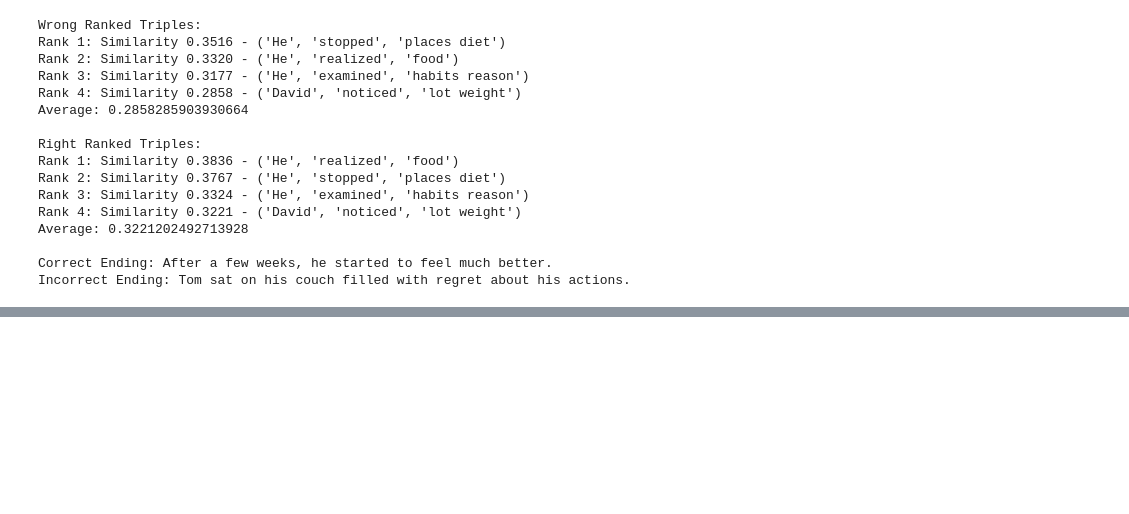
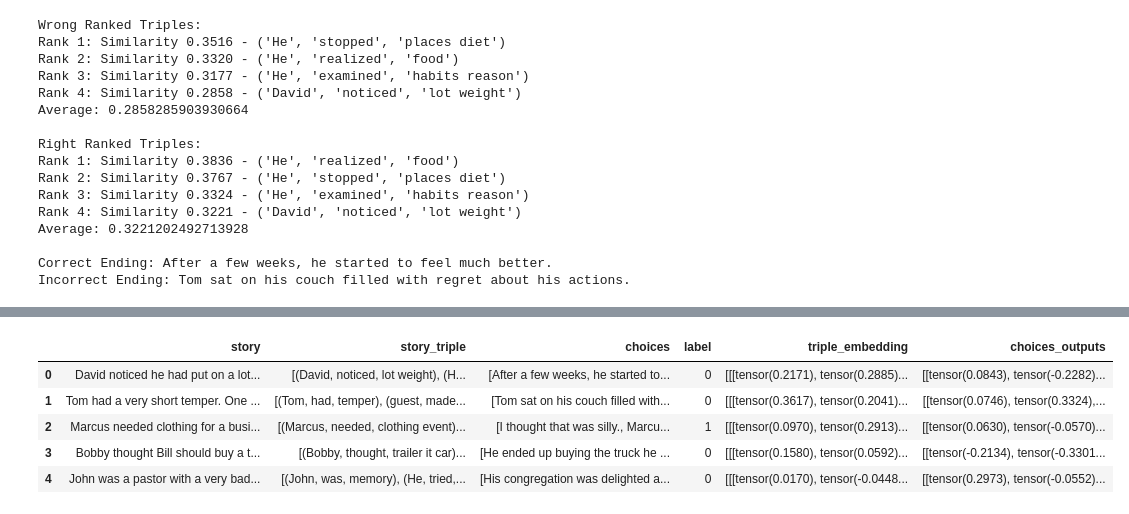
Before and after one commit to sveinerss/w266_project, a Jupyter notebook: dependency/Dependency_Graph.ipynb, the cells around one changed output, grey strips where cells are left out. Saved outputs shown, nothing was run; the diff lists cells and outputs as text; code cells hidden in the pictures; blank space fills up the shorter version.

```diff
--- a/dependency/Dependency_Graph.ipynb
+++ b/dependency/Dependency_Graph.ipynb
@@ -402,0 +427,3 @@ Incorrect Ending: Tom sat on his couch filled with regret about his actions.
+# %%
+sample_train = df_graph(train_df[0:5])
+sample_train
@@ -402,0 +442,42 @@ Incorrect Ending: Tom sat on his couch filled with regret about his actions.
+# %%
+def tokenize_for_cosine(df):
+  df['triple_embedding']= None
+  df['choices_outputs']= None
+  for index, row in df.iterrows():
+    encoded_triples = []
+    for triple in df.at[index,'story_triple']:
+        encoded_triple = tokenizer(triple[0], triple[1], triple[2], return_tensors='pt', padding=True, truncation=True)
+        encoded_triples.append(encoded_triple)
+    # Pass encoded triples through BERT
+    with torch.no_grad():
+        embeddings = []
+        for encoded_triple in encoded_triples:
+            input_ids = encoded_triple['input_ids'].to(model.device)
+            attention_mask = encoded_triple['attention_mask'].to(model.device)
+            token_type_ids = encoded_triple['token_type_ids'].to(model.device)
+
+            outputs = model(input_ids=input_ids, attention_mask=attention_mask, token_type_ids=token_type_ids)
+            pooled_output = torch.mean(outputs.last_hidden_state, dim=1)  # Mean pooling
+            embeddings.append(pooled_output)
+
+        df.at[index,'triple_embedding'] = embeddings
+
+    choice_output = []
+    for choice in df.at[index,'choices']:
+      encoded_sentence = tokenizer(choice, return_tensors='pt', padding=True, truncation=True)  # Change here
+      with torch.no_grad():
+        outputs = model(**encoded_sentence)
+        pooled_output = torch.mean(outputs.last_hidden_state, dim=1).squeeze()
+        choice_output.append(pooled_output)
+    df.at[index,'choices_outputs'] = choice_output
+  return df
+# %%
+token_sample_train = tokenize_for_cosine(sample_train)
+token_sample_train
+# %% [output]
+|  | story | story_triple | choices | label | triple_embedding | choices_outputs |
+| 0 | David noticed he had put on a lot... | [(David, noticed, lot weight), (H... | [After a few weeks, he started to... | 0 | [[[tensor(0.2171), tensor(0.2885)... | [[tensor(0.0843), tensor(-0.2282)... |
+| 1 | Tom had a very short temper. One ... | [(Tom, had, temper), (guest, made... | [Tom sat on his couch filled with... | 0 | [[[tensor(0.3617), tensor(0.2041)... | [[tensor(0.0746), tensor(0.3324),... |
+| 2 | Marcus needed clothing for a busi... | [(Marcus, needed, clothing event)... | [I thought that was silly., Marcu... | 1 | [[[tensor(0.0970), tensor(0.2913)... | [[tensor(0.0630), tensor(-0.0570)... |
+| 3 | Bobby thought Bill should buy a t... | [(Bobby, thought, trailer it car)... | [He ended up buying the truck he ... | 0 | [[[tensor(0.1580), tensor(0.0592)... | [[tensor(-0.2134), tensor(-0.3301... |
+| 4 | John was a pastor with a very bad... | [(John, was, memory), (He, tried,... | [His congregation was delighted a... | 0 | [[[tensor(0.0170), tensor(-0.0448... | [[tensor(0.2973), tensor(-0.0552)... |
```
Also changed, not shown: parts of 13 cells of this notebook, 1 other file.
